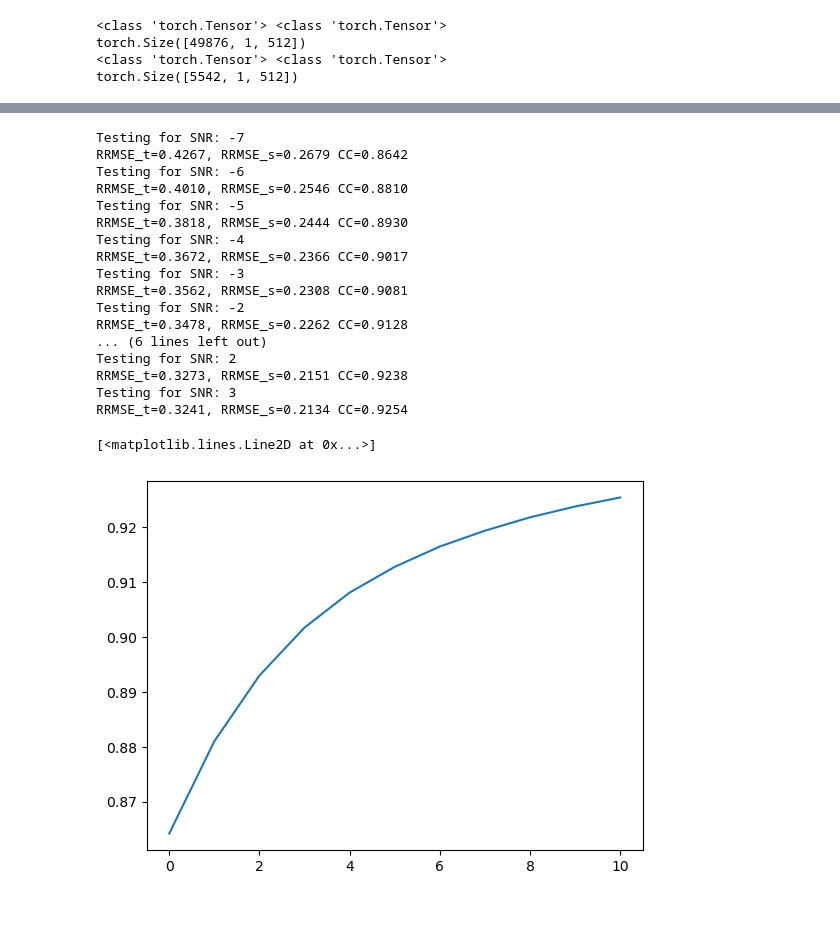
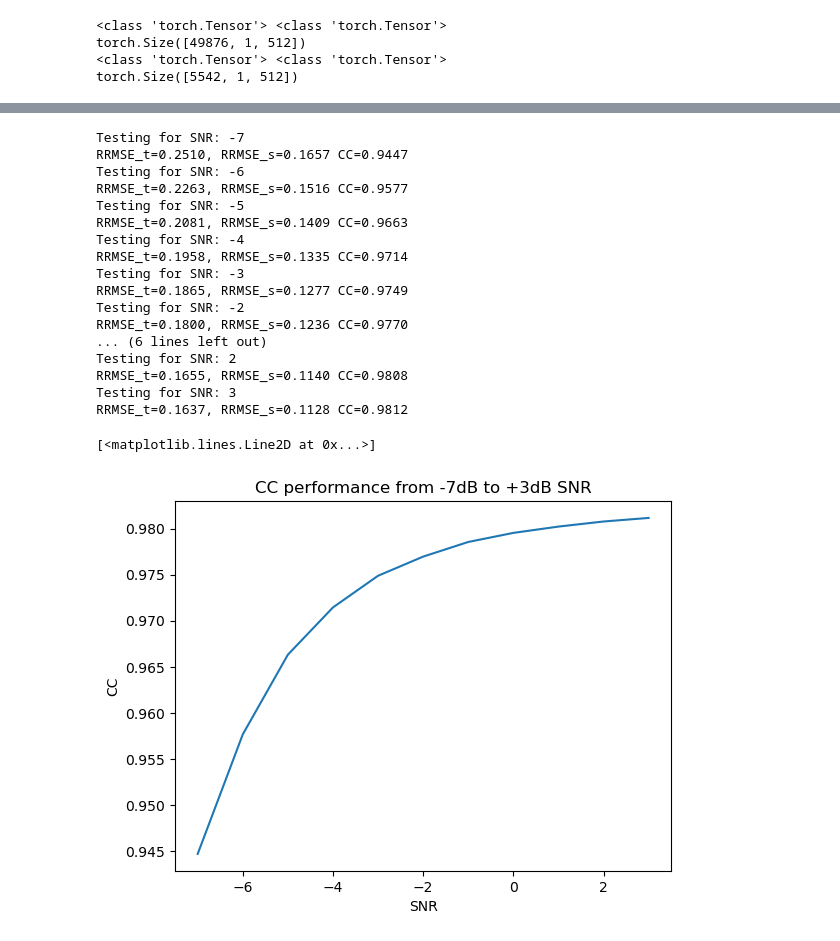
Before and after one commit to ArpanMukhopadhyay/DiffusionDenoiseEEG, a Jupyter notebook: EEGDiffusion.ipynb, the cells around one changed output, grey strips where cells are left out. Saved outputs shown, nothing was run; the diff lists cells and outputs as text; code cells hidden in the pictures; blank space fills up the shorter version.

Commit message:
update naming on graphs

```diff
--- a/EEGDiffusion.ipynb
+++ b/EEGDiffusion.ipynb
@@ -439,7 +448,7 @@ torch.Size([6160, 1, 512])
 inference_scheduler = DDIMScheduler.from_config(scheduler.config)
 inference_scheduler.config.clip_sample = False
 # %%
-checkpoint = torch.load('best_mode.pth')
+checkpoint = torch.load('best_model.pth')
 model.load_state_dict(checkpoint['model'])
 
 rm_t = []
@@ -455,40 +464,40 @@ for s in range(11):
     y_hat = denoise(model, inference_scheduler, X_test_t[s], num_inference_steps=50, batch_size=128)
     if s == 0:
         snr7_example.append(y_hat)
-    elif s == 6:
-        snr1_example.append(y_hat)
-    elif s == 10:
-        snr3_example.append(y_hat)
     cleans.append(y_test_t[0])
     y_hat = y_hat.to(device)
     m = rrmse_time(y_hat, y_ref)
-    s = rrmse_spectral(y_hat, y_ref)
+    sp = rrmse_spectral(y_hat, y_ref)
     c = cc(y_hat, y_ref)
-    print(f"RRMSE_t={m:.4f}, RRMSE_s={s:.4f} CC={c:.4f}")
+    print(f"RRMSE_t={m:.4f}, RRMSE_s={sp:.4f} CC={c:.4f}")
     rm_t.append(m)
-    rm_s.append(s)
+    rm_s.append(sp)
     cc_list.append(c)
 # %% [output]
 Testing for SNR: -7
-RRMSE_t=0.4267, RRMSE_s=0.2679 CC=0.8642
+RRMSE_t=0.2510, RRMSE_s=0.1657 CC=0.9447
 Testing for SNR: -6
-RRMSE_t=0.4010, RRMSE_s=0.2546 CC=0.8810
+RRMSE_t=0.2263, RRMSE_s=0.1516 CC=0.9577
 Testing for SNR: -5
-RRMSE_t=0.3818, RRMSE_s=0.2444 CC=0.8930
+RRMSE_t=0.2081, RRMSE_s=0.1409 CC=0.9663
 Testing for SNR: -4
-RRMSE_t=0.3672, RRMSE_s=0.2366 CC=0.9017
+RRMSE_t=0.1958, RRMSE_s=0.1335 CC=0.9714
 Testing for SNR: -3
-RRMSE_t=0.3562, RRMSE_s=0.2308 CC=0.9081
+RRMSE_t=0.1865, RRMSE_s=0.1277 CC=0.9749
 Testing for SNR: -2
-RRMSE_t=0.3478, RRMSE_s=0.2262 CC=0.9128
+RRMSE_t=0.1800, RRMSE_s=0.1236 CC=0.9770
 ... (6 lines left out)
 Testing for SNR: 2
-RRMSE_t=0.3273, RRMSE_s=0.2151 CC=0.9238
+RRMSE_t=0.1655, RRMSE_s=0.1140 CC=0.9808
 Testing for SNR: 3
-RRMSE_t=0.3241, RRMSE_s=0.2134 CC=0.9254
+RRMSE_t=0.1637, RRMSE_s=0.1128 CC=0.9812
 # %%
-plt.plot(cc_list)
+snr_list = np.arange(-7,4)
+plt.title("CC performance from -7dB to +3dB SNR")
+plt.xlabel("SNR" )
+plt.ylabel("CC")
+plt.plot(snr_list, cc_list)
 # %% [output]
 [<matplotlib.lines.Line2D at 0x...>]
-[figure, old version]
+[figure, new version]
 # %%
```
Also changed, not shown: parts of 19 cells of this notebook, 1 other file.
